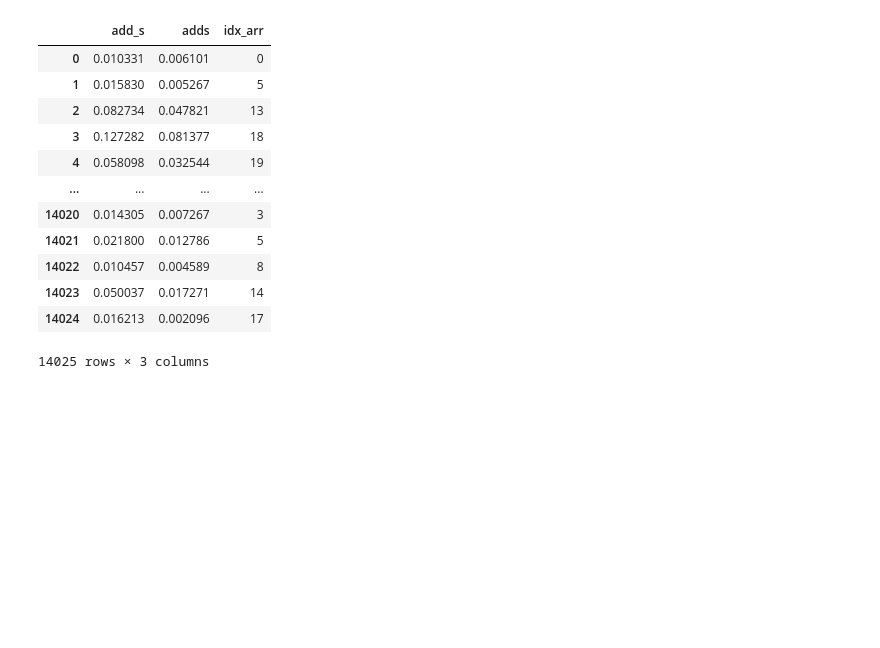
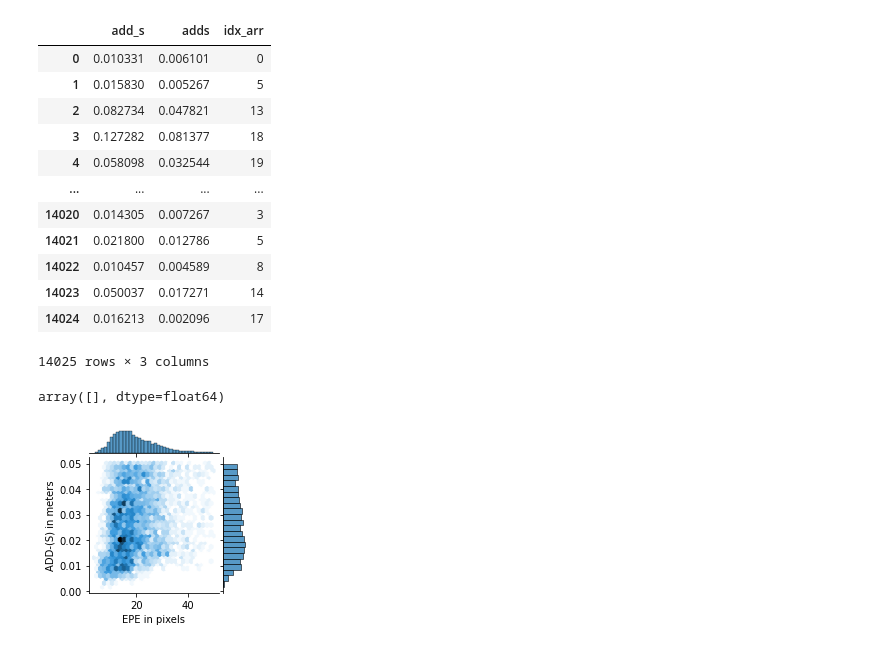
Before and after one commit to JonasFrey96/RAFT, a Jupyter notebook: notebooks/Analyze Evaluator Results.ipynb, the cells around one changed output. Drawn from its saved outputs; the diff is of its cells as text; code cells hidden in the pictures; blank space fills up the shorter version.

```diff
--- a/notebooks/Analyze Evaluator Results.ipynb
+++ b/notebooks/Analyze Evaluator Results.ipynb
@@ -66,6 +67,28 @@ df_posecnn
 | 14023 | 0.050037 | 0.017271 | 14 |
 | 14024 | 0.016213 | 0.002096 | 17 |
 14025 rows × 3 columns
+# %%
+add_s = df["add_s"].to_numpy()
+epe = df["epe"].to_numpy()
+
+m = (add_s < 0.05) * (epe < 50)
+epe = epe[m]
+add_s = add_s[m]
+# %%
+epe
+# %% [output]
+array([], dtype=float64)
+# %%
+import seaborn as sns
+
+# KDE 2D density plot
+df_plot = pd.DataFrame.from_dict( {'EPE in pixels':epe ,'ADD-(S) in meters':add_s} )
+
+ax = sns.jointplot(data = df_plot, x='EPE in pixels', y='ADD-(S) in meters', kind = 'hex',height =4) # color = 'royalblue',  kind='kde'
+# ax.fig.suptitle('ADD-(S) vs EPE', fontsize=12) #, verticalalignment='bottom');
+ax.fig.savefig("/home/jonfrey/RPOSE/docs/add(-s)_vs_epe.png", dpi = 600)
+# %% [output]
+[figure, added]
 # %%
 from pose_estimation import compute_auc
 sym = [20,19,18,15,12]
```
Also changed, not shown: parts of 2 cells of this notebook, 19 other files.
